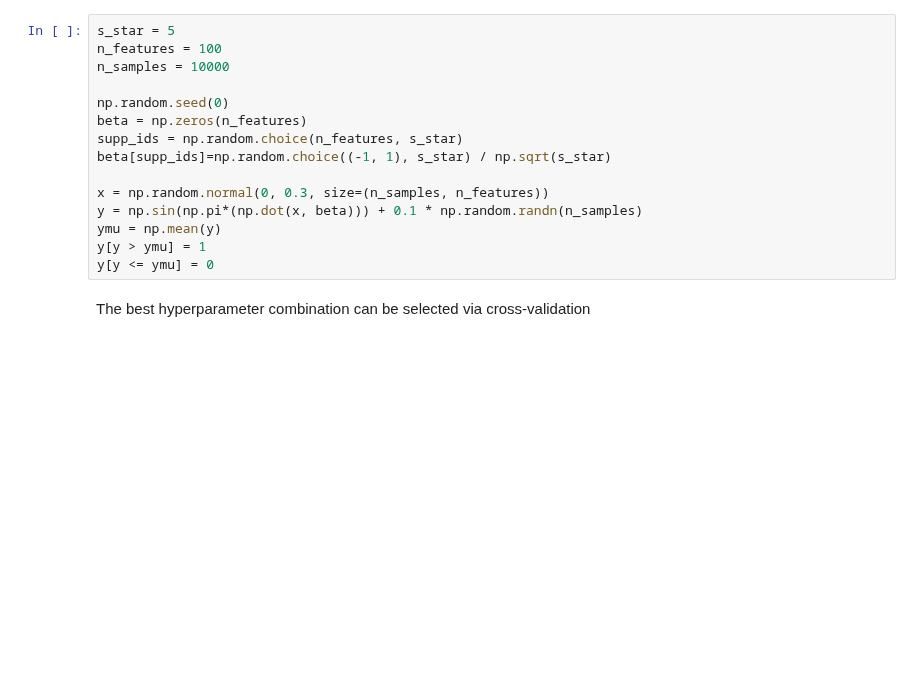
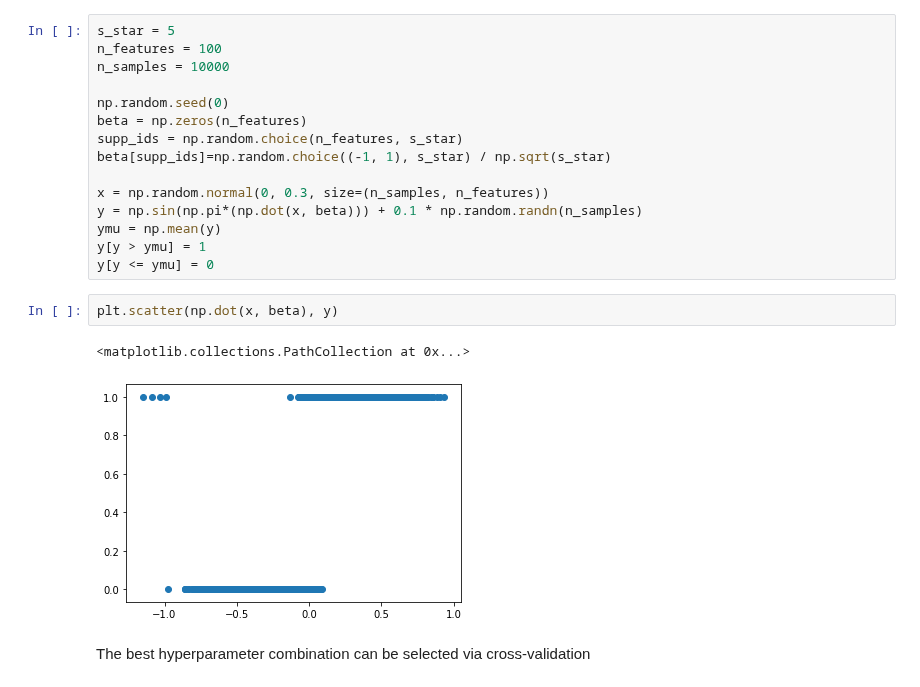
Before and after one commit to ZebinYang/pysim, a Jupyter notebook: example/SIM Classification by Stein's Method.ipynb, the cells around one changed output. Cells and saved outputs as stored; diff of their text form; blank space fills up the shorter version.

```diff
--- a/example/SIM Classification by Stein's Method.ipynb
+++ b/example/SIM Classification by Stein's Method.ipynb
@@ -81,6 +81,11 @@ y = np.sin(np.pi*(np.dot(x, beta))) + 0.1 * np.random.randn(n_samples)
 ymu = np.mean(y)
 y[y > ymu] = 1
 y[y <= ymu] = 0
+# %%
+plt.scatter(np.dot(x, beta), y)
+# %% [output]
+<matplotlib.collections.PathCollection at 0x...>
+[figure, added]
 # %% [markdown]
 The best hyperparameter combination can be selected via cross-validation
 # %%
```
Also changed, not shown: parts of 11 cells of this notebook, 4 other files.
